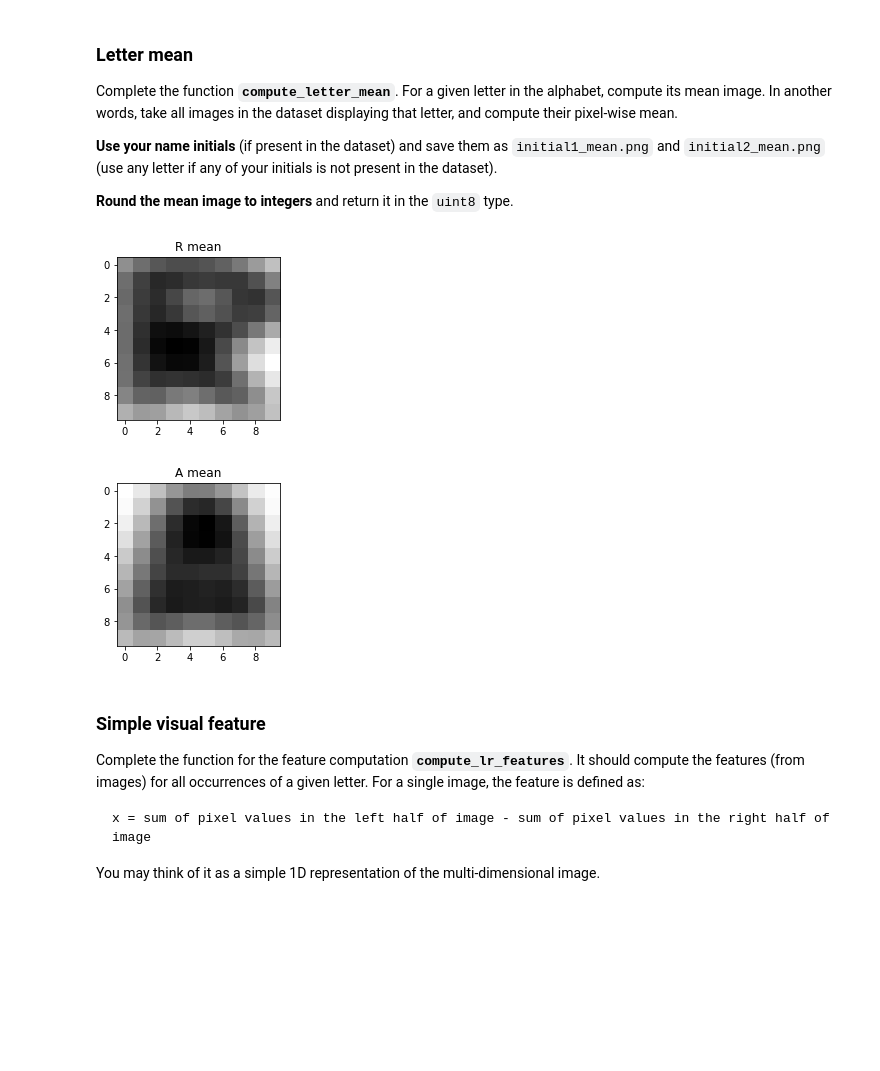
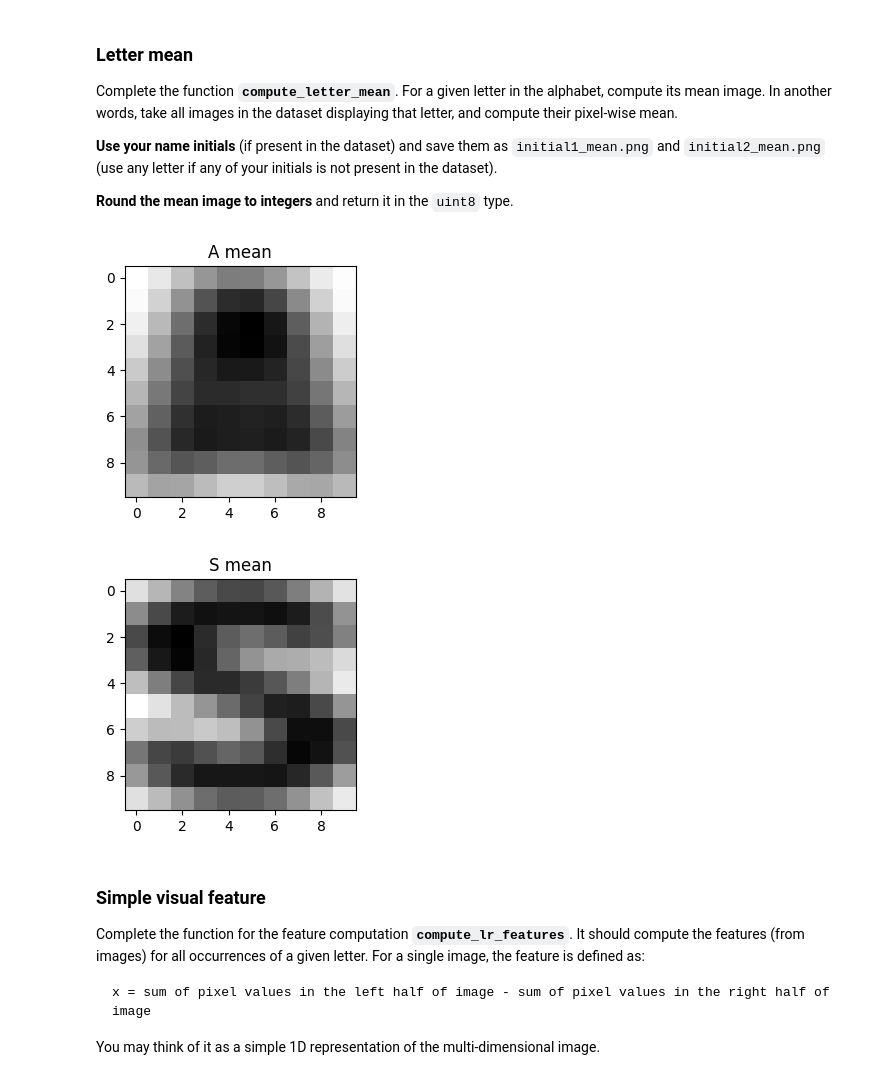
Before and after one commit to andreistirbu27/Pattern-Recognition-ML-CTU-Prague, a Jupyter notebook: assignment_basics/basics.ipynb, the cells around one changed output. Drawn from its saved outputs; the diff is of its cells as text; code cells hidden in the pictures; blank space fills up the shorter version.

```diff
--- a/assignment_basics/basics.ipynb
+++ b/assignment_basics/basics.ipynb
@@ -253,25 +313,41 @@ Complete the function **`compute_letter_mean`**. For a given letter in the alpha
 # %%
 from PIL import Image
 
-initial_char1 = "R"
+def compute_letter_mean(letter, alphabet, images, labels):
+    # index of this letter in alphabet
+    letter_idx = np.where(alphabet == letter)[0][0]
+
+    # indices of images that correspond to this letter
+    img_idx = np.where(labels == letter_idx)[0]
+
+    # extract those images (shape: 10, 10, k)
+    letter_imgs = images[..., img_idx]
+
+    # mean across the last axis (the k images)
+    mean_img = np.mean(letter_imgs, axis=-1)
+
+    # round and convert to uint8
+    return np.rint(mean_img).astype(np.uint8)
+
+initial_char1 = "A"
 initialMean1 = compute_letter_mean(initial_char1, alphabet, images, labels)
-Image.fromarray(initialMean1, mode='L').save("initial1_mean.png")
+Image.fromarray(initialMean1).save("initial1_mean.png")
 
-initial_char2 = "A"
+initial_char2 = "S"
 initialMean2 = compute_letter_mean(initial_char2, alphabet, images, labels)
-Image.fromarray(initialMean2, mode='L').save("initial2_mean.png")
+Image.fromarray(initialMean2).save("initial2_mean.png")
 
 plt.figure(figsize=(3, 3))
 plt.title(initial_char1 + " mean")
 plt.imshow(initialMean1, cmap='gray')
 
 plt.figure(figsize=(3, 3))
 plt.title(initial_char2 + " mean")
 plt.imshow(initialMean2, cmap='gray')
 plt.show()
 # %% [output]
-[figure, old version]
+[figure, new version]
-[figure, old version]
+[figure, new version]
 # %% [markdown]
 ### Simple visual feature
 
```
Also changed, not shown: parts of 7 cells of this notebook, 1 other file.
